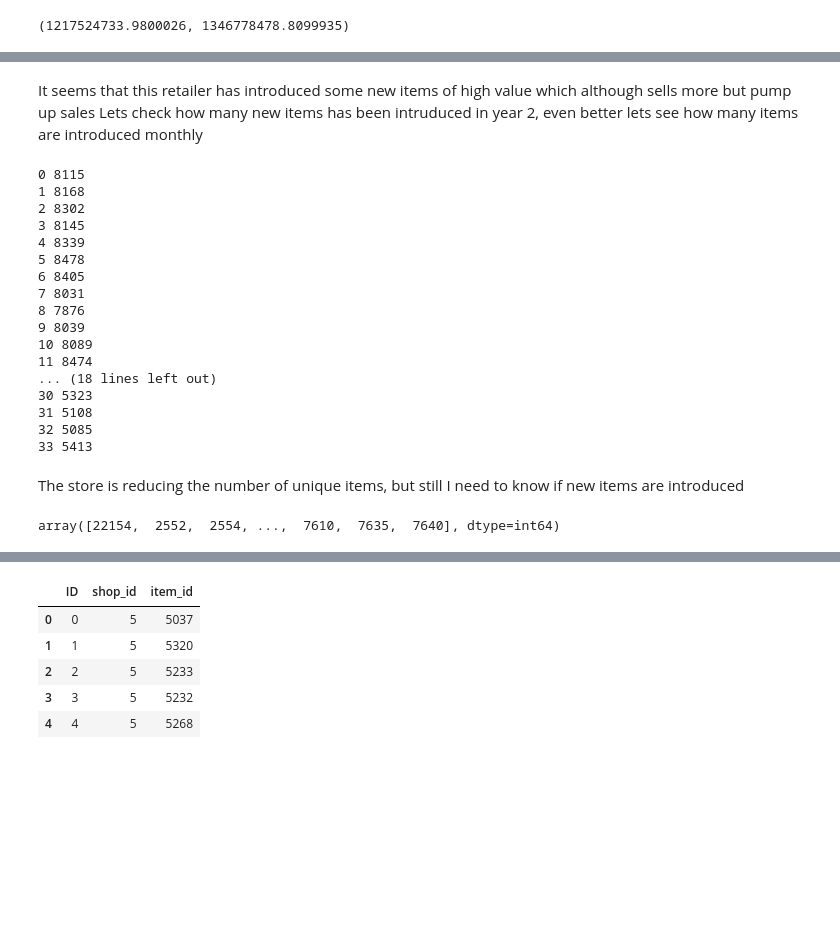
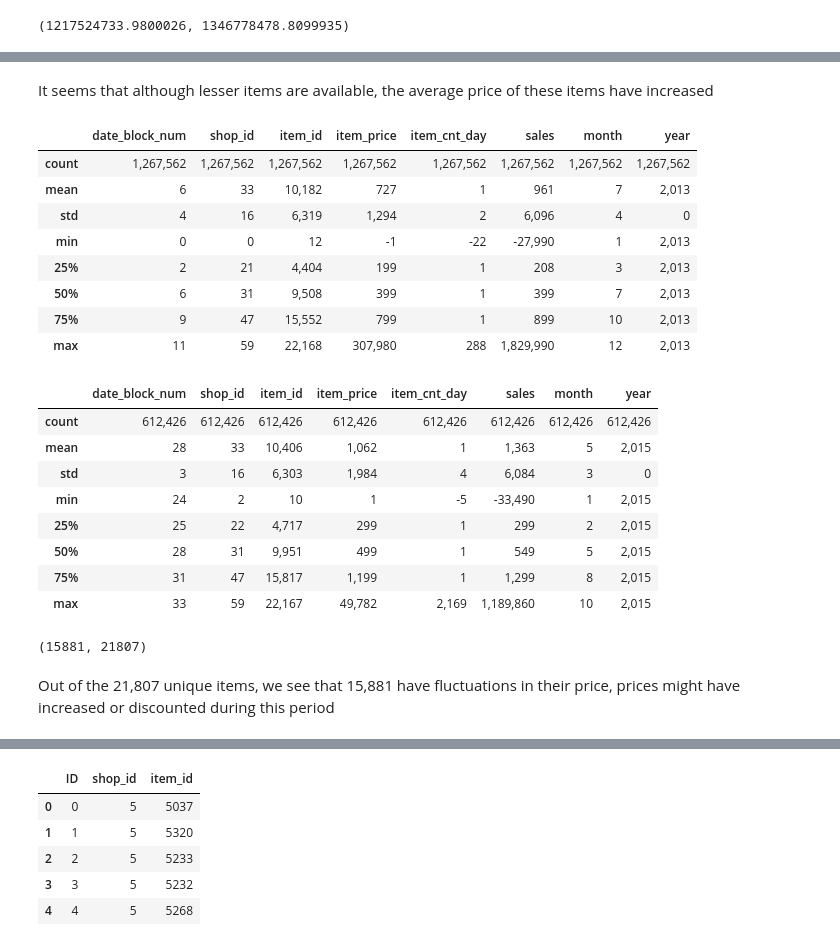
Before and after one commit to waficf/Kaggle_Competitions, a Jupyter notebook: Grocery.ipynb, the cells around one changed output, grey strips where cells are left out. Drawn from its saved outputs; the diff is of its cells as text; code cells hidden in the pictures; blank space fills up the shorter version.

```diff
--- a/Grocery.ipynb
+++ b/Grocery.ipynb
@@ -52,5 +95,5 @@ train.groupby('date_block_num')['item_cnt_day'].sum().plot(figsize=(12,8))
 <matplotlib.axes._subplots.AxesSubplot at 0x...>
 [figure]
 # %%
-train['sales'] = train.item_price * train.item_cnt_day
+trn['sales'] = trn.item_price * trn.item_cnt_day
 # %%
@@ -65,9 +106,10 @@ df = train.copy()
 # %%
-df['month'] = df.date.dt.month
-df['year'] = df.date.dt.year
+trn['month'] = trn.date.dt.month
+trn['year'] = trn.date.dt.year
 # %%
-year_1 = df[df.year == 2013]
-year_2 = df[df.year == 2014]
+year_1 = trn[trn.year == 2013]
+year_2 = trn[trn.year == 2014]
+year_3 = trn[trn.year == 2015]
 # %%
 year_1.sales.sum(),year_2.sales.sum()
 # %% [output]
@@ -79,30 +142,33 @@ year_1.item_price.mean(),year_2.item_price.mean()
-# %% [markdown]
-It seems that this retailer has introduced some new items of high value which although sells more but pump up sales
-Lets check how many new items has been intruduced in year 2, even better lets see how many items are introduced monthly
-# %%
-for i in range(0, 34):
-    print(i, len(df[df.date_block_num == i].item_id.unique()))
-# %% [output]
-0 8115
-1 8168
-2 8302
-3 8145
-4 8339
-5 8478
-6 8405
-7 8031
-8 7876
-9 8039
-10 8089
-11 8474
-... (18 lines left out)
-30 5323
-31 5108
-32 5085
-33 5413
-# %% [markdown]
-The store is reducing the number of unique items, but still I need to know if new items are introduced
-# %%
-df['item_id'].unique()
-# %% [output]
-array([22154,  2552,  2554, ...,  7610,  7635,  7640], dtype=int64)
+# %% [markdown]
+It seems that although lesser items are available, the average price of these items have increased
+# %%
+year_1.describe()
+# %% [output]
+|  | date_block_num | shop_id | item_id | item_price | item_cnt_day | sales | month | year |
+| count | 1,267,562 | 1,267,562 | 1,267,562 | 1,267,562 | 1,267,562 | 1,267,562 | 1,267,562 | 1,267,562 |
+| mean | 6 | 33 | 10,182 | 727 | 1 | 961 | 7 | 2,013 |
+| std | 4 | 16 | 6,319 | 1,294 | 2 | 6,096 | 4 | 0 |
+| min | 0 | 0 | 12 | -1 | -22 | -27,990 | 1 | 2,013 |
+| 25% | 2 | 21 | 4,404 | 199 | 1 | 208 | 3 | 2,013 |
+| 50% | 6 | 31 | 9,508 | 399 | 1 | 399 | 7 | 2,013 |
+| 75% | 9 | 47 | 15,552 | 799 | 1 | 899 | 10 | 2,013 |
+| max | 11 | 59 | 22,168 | 307,980 | 288 | 1,829,990 | 12 | 2,013 |
+# %%
+year_3.describe()
+# %% [output]
+|  | date_block_num | shop_id | item_id | item_price | item_cnt_day | sales | month | year |
+| count | 612,426 | 612,426 | 612,426 | 612,426 | 612,426 | 612,426 | 612,426 | 612,426 |
+| mean | 28 | 33 | 10,406 | 1,062 | 1 | 1,363 | 5 | 2,015 |
+| std | 3 | 16 | 6,303 | 1,984 | 4 | 6,084 | 3 | 0 |
+| min | 24 | 2 | 10 | 1 | -5 | -33,490 | 1 | 2,015 |
+| 25% | 25 | 22 | 4,717 | 299 | 1 | 299 | 2 | 2,015 |
+| 50% | 28 | 31 | 9,951 | 499 | 1 | 549 | 5 | 2,015 |
+| 75% | 31 | 47 | 15,817 | 1,199 | 1 | 1,299 | 8 | 2,015 |
+| max | 33 | 59 | 22,167 | 49,782 | 2,169 | 1,189,860 | 10 | 2,015 |
+# %%
+constant = trn.groupby('item_id')[['item_price']].std().reset_index()
+len(constant[constant['item_price'] > 0].sort_values('item_price')), len(trn.item_id.unique())
+# %% [output]
+(15881, 21807)
+# %% [markdown]
+Out of the 21,807 unique items, we see that 15,881 have fluctuations in their price, prices might have increased or discounted during this period
```
Also changed, not shown: parts of 20 cells of this notebook.
